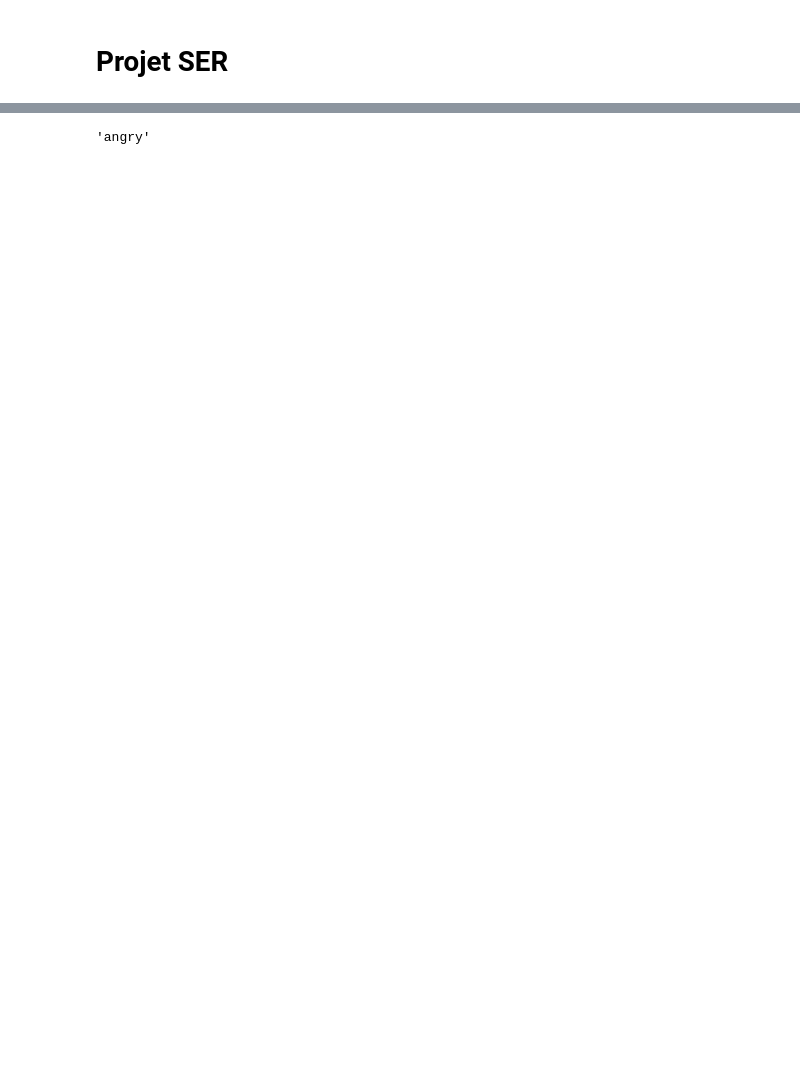
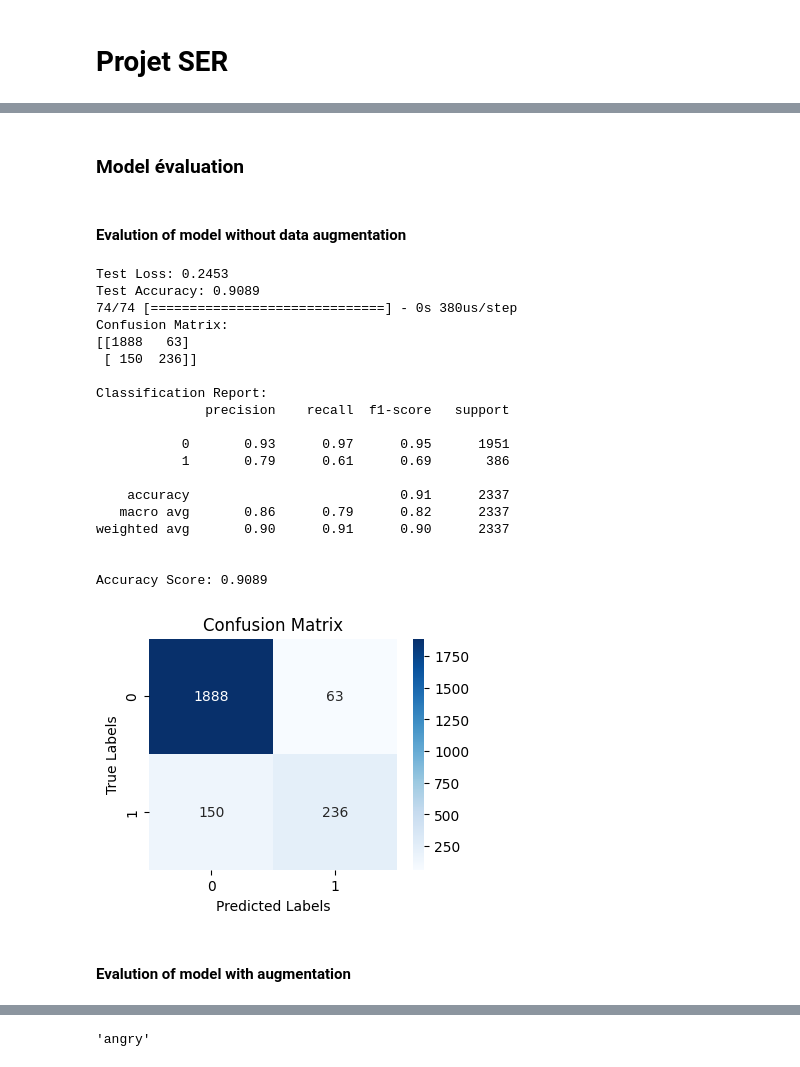
Before and after one commit to Anisoft17041997/SERAPP, a Jupyter notebook: ml/SERAPP__DL.ipynb, the cells around one changed output, grey strips where cells are left out. Cells and saved outputs as stored; diff of their text form; code cells hidden in the pictures; blank space fills up the shorter version.

```diff
--- a/ml/SERAPP__DL.ipynb
+++ b/ml/SERAPP__DL.ipynb
@@ -207,0 +352,71 @@ np.hstack is then used to horizontally concatenate these feature vectors into a
+# %%
+# Save the model
+cnn__binary_model_with_augm.save('models/cnn_model_with_augm.h5')
+
+# Save the training history
+with open('models/training_history_with_augm.pkl', 'wb') as f:
+    pickle.dump(history_with_augm.history, f)
+# %% [markdown]
+### Model évaluation
+# %%
+def evaluate_binary_cnn_model(model, X_test, y_test):
+    # Evaluate the model
+    loss, accuracy = model.evaluate(X_test, y_test, verbose=0)
+    print(f'Test Loss: {loss:.4f}')
+    print(f'Test Accuracy: {accuracy:.4f}')
+
+    # Predictions
+    y_pred_prob = model.predict(X_test)
+    y_pred = (y_pred_prob > 0.5).astype(int)
+
+    # Print the confusion matrix
+    confusion_mat = confusion_matrix(y_test, y_pred)
+    print("Confusion Matrix:")
+    print(confusion_mat)
+
+    # Classification Report
+    report = classification_report(y_test, y_pred)
+    print("\nClassification Report:")
+    print(report)
+
+    # Accuracy Score
+    acc_score = accuracy_score(y_test, y_pred)
+    print(f"\nAccuracy Score: {acc_score:.4f}")
+
+    # Visualize the Confusion Matrix
+    plt.figure(figsize=(4, 3))
+    sns.heatmap(confusion_mat, annot=True, fmt='d', cmap='Blues')
+    plt.title('Confusion Matrix')
+    plt.xlabel('Predicted Labels')
+    plt.ylabel('True Labels')
+    plt.show()
+# %% [markdown]
+#### Evalution of model without data augmentation
+# %%
+# Load the model
+best_model_no_augm = load_model('models/cnn_model_no_augm.h5')
+# %%
+evaluate_binary_cnn_model(best_model_no_augm, X_test_no_augm, y_test_no_augm)
+# %% [output]
+Test Loss: 0.2453
+Test Accuracy: 0.9089
+74/74 [==============================] - 0s 380us/step
+Confusion Matrix:
+[[1888   63]
+ [ 150  236]]
+
+Classification Report:
+              precision    recall  f1-score   support
+
+           0       0.93      0.97      0.95      1951
+           1       0.79      0.61      0.69       386
+
+    accuracy                           0.91      2337
+   macro avg       0.86      0.79      0.82      2337
+weighted avg       0.90      0.91      0.90      2337
+
+
+Accuracy Score: 0.9089
+[figure, added]
+# %% [markdown]
+#### Evalution of model with augmentation
```
Also changed, not shown: parts of 180 cells of this notebook, 14 other files.
